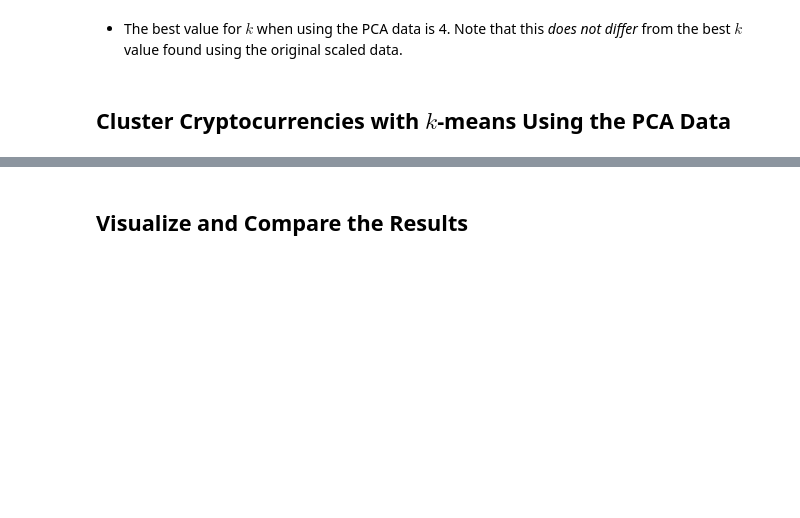
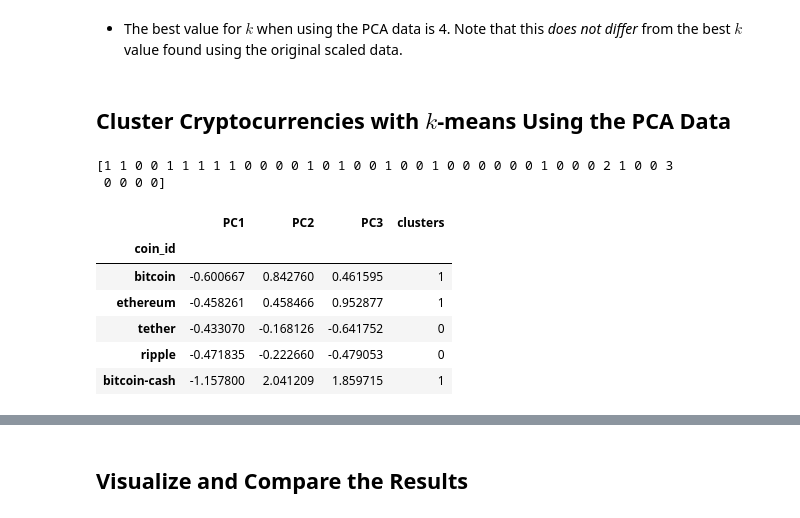
Before and after one commit to dlevy-engineer/crypto-clustering, a Jupyter notebook: Crypto_Clustering.ipynb, the cells around one changed output, grey strips where cells are left out. Cells and saved outputs as stored; diff of their text form; code cells hidden in the pictures; blank space fills up the shorter version.

Commit message:
Completed clustering based on PCA.

```diff
--- a/Crypto_Clustering.ipynb
+++ b/Crypto_Clustering.ipynb
@@ -266,9 +253,33 @@ df_elbow.hvplot.line(
+# %%
+# initialize the KMeans model using the best value for k
+pca_model = KMeans(n_clusters=4, random_state=1, n_init=10)
+
+# fit the KMeans model using the pca data
+pca_model.fit(crypto_pca_df)
+
+# predict the clusters to group the cryptocurrencies using the pca data
+pca_clusters = pca_model.predict(crypto_pca_df)
+
+# print the resulting array of cluster values
+print(pca_clusters)
+# %% [output]
+[1 1 0 0 1 1 1 1 1 0 0 0 0 1 0 1 0 0 1 0 0 1 0 0 0 0 0 0 1 0 0 0 2 1 0 0 3
+ 0 0 0 0]
 # %%
-# Create a copy of the DataFrame with the PCA data
+# create a copy of the data frame with the pca data
+crypto_predictions_df = crypto_pca_df.copy()
 
+# add a new column to the data frame with the predicted clusters
+crypto_predictions_df['clusters'] = pca_clusters
 
-# Add a new column to the DataFrame with the predicted clusters
-
-
-# Display sample data
+# display sample data
+crypto_predictions_df.head(5)
+# %% [output]
+|  | PC1 | PC2 | PC3 | clusters |
+| coin_id |  |  |  |  |
+| bitcoin | -0.600667 | 0.842760 | 0.461595 | 1 |
+| ethereum | -0.458261 | 0.458466 | 0.952877 | 1 |
+| tether | -0.433070 | -0.168126 | -0.641752 | 0 |
+| ripple | -0.471835 | -0.222660 | -0.479053 | 0 |
+| bitcoin-cash | -1.157800 | 2.041209 | 1.859715 | 1 |
 # %%
```
Also changed, not shown: parts of 7 cells of this notebook.
